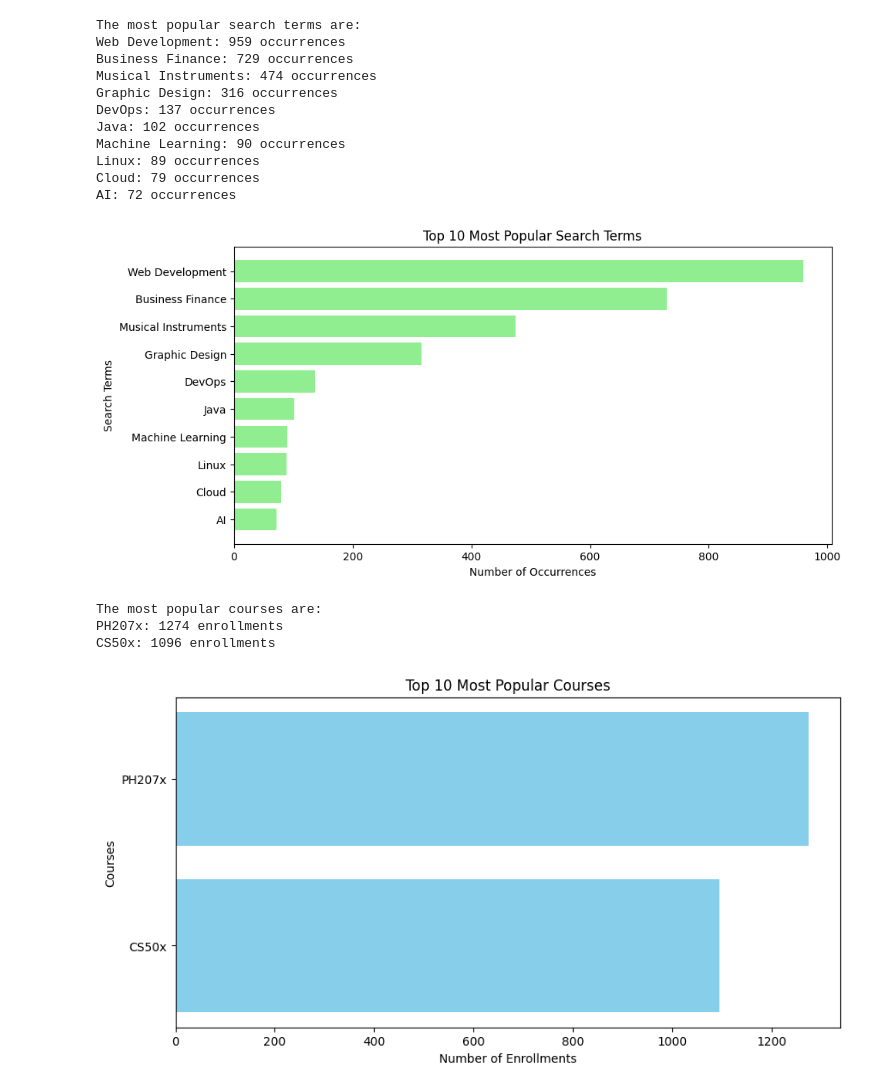
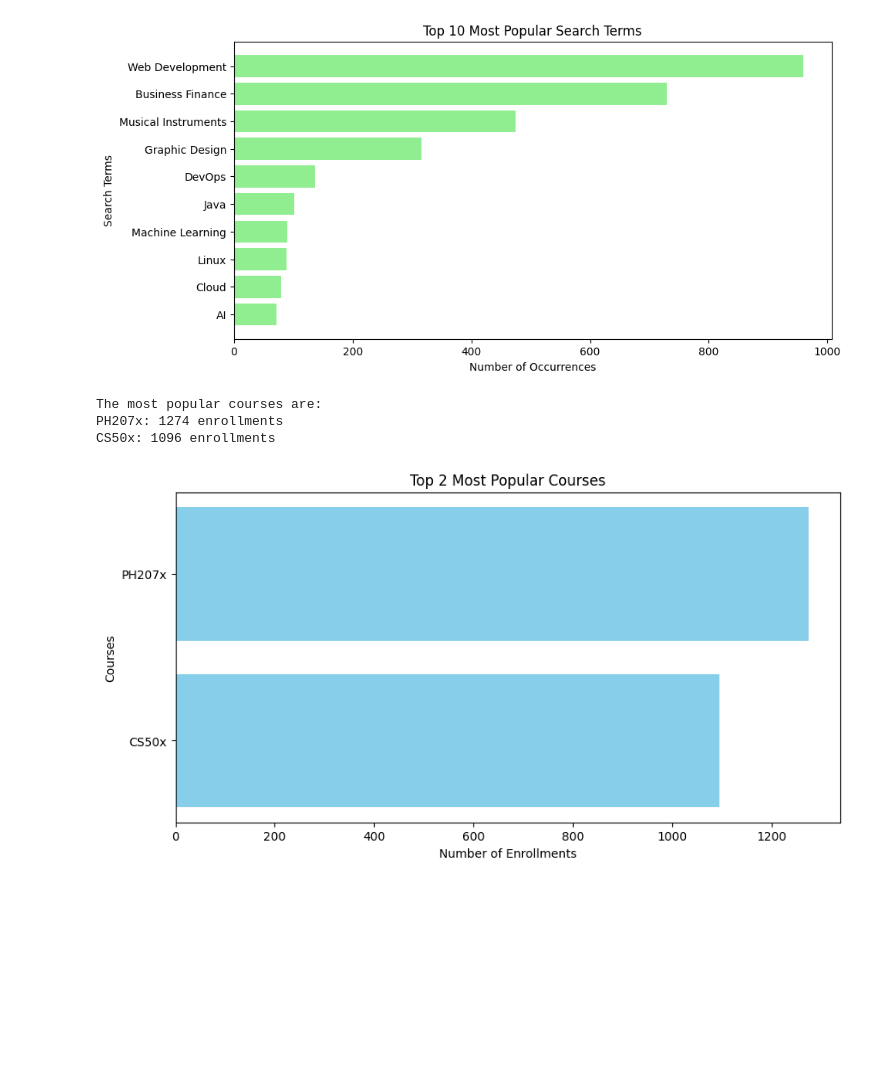
Before and after one commit to ghadaabassi/Mooc, a Jupyter notebook: MoocNeo4J.ipynb, the cells around one changed output. Saved outputs shown, nothing was run; the diff lists cells and outputs as text; code cells hidden in the pictures; blank space fills up the shorter version.

```diff
--- a/MoocNeo4J.ipynb
+++ b/MoocNeo4J.ipynb
@@ -139,53 +135,36 @@ with driver.session() as session:
 driver.close()
 
 if most_popular_search:
-        print("The most popular search terms are:")
-        for search in most_popular_search:
-            print(f"{search['words']}: {search['count']} occurrences")
 
-        # Plotting the most popular search terms
         search_terms = [search['words'] for search in most_popular_search]
         occurrences = [search['count'] for search in most_popular_search]
 
         plt.figure(figsize=(10, 5))
         plt.barh(search_terms, occurrences, color='lightgreen')
         plt.xlabel('Number of Occurrences')
         plt.ylabel('Search Terms')
         plt.title('Top 10 Most Popular Search Terms')
         plt.gca().invert_yaxis()
         plt.show()
-
-
 
 if most_popular_courses:
         print("The most popular courses are:")
         for course in most_popular_courses:
             print(f"{course['course']}: {course['enrollments']} enrollments")
 
         courses = [course['course'] for course in most_popular_courses]
         enrollments = [course['enrollments'] for course in most_popular_courses]
 
         plt.figure(figsize=(10, 5))
         plt.barh(courses, enrollments, color='skyblue')
         plt.xlabel('Number of Enrollments')
         plt.ylabel('Courses')
-        plt.title('Top 10 Most Popular Courses')
+        plt.title('Top 2 Most Popular Courses')
         plt.gca().invert_yaxis()
         plt.show()
 # %% [output]
+[figure]
-The most popular search terms are:
-Web Development: 959 occurrences
-Business Finance: 729 occurrences
-Musical Instruments: 474 occurrences
-Graphic Design: 316 occurrences
-DevOps: 137 occurrences
-Java: 102 occurrences
-Machine Learning: 90 occurrences
-Linux: 89 occurrences
-Cloud: 79 occurrences
-AI: 72 occurrences
+The most popular courses are:
+PH207x: 1274 enrollments
+CS50x: 1096 enrollments
-[figure]
-The most popular courses are:
-PH207x: 1274 enrollments
-CS50x: 1096 enrollments
-[figure, old version]
+[figure, new version]
```
Also changed, not shown: parts of 1 cell of this notebook, 2 other files.
